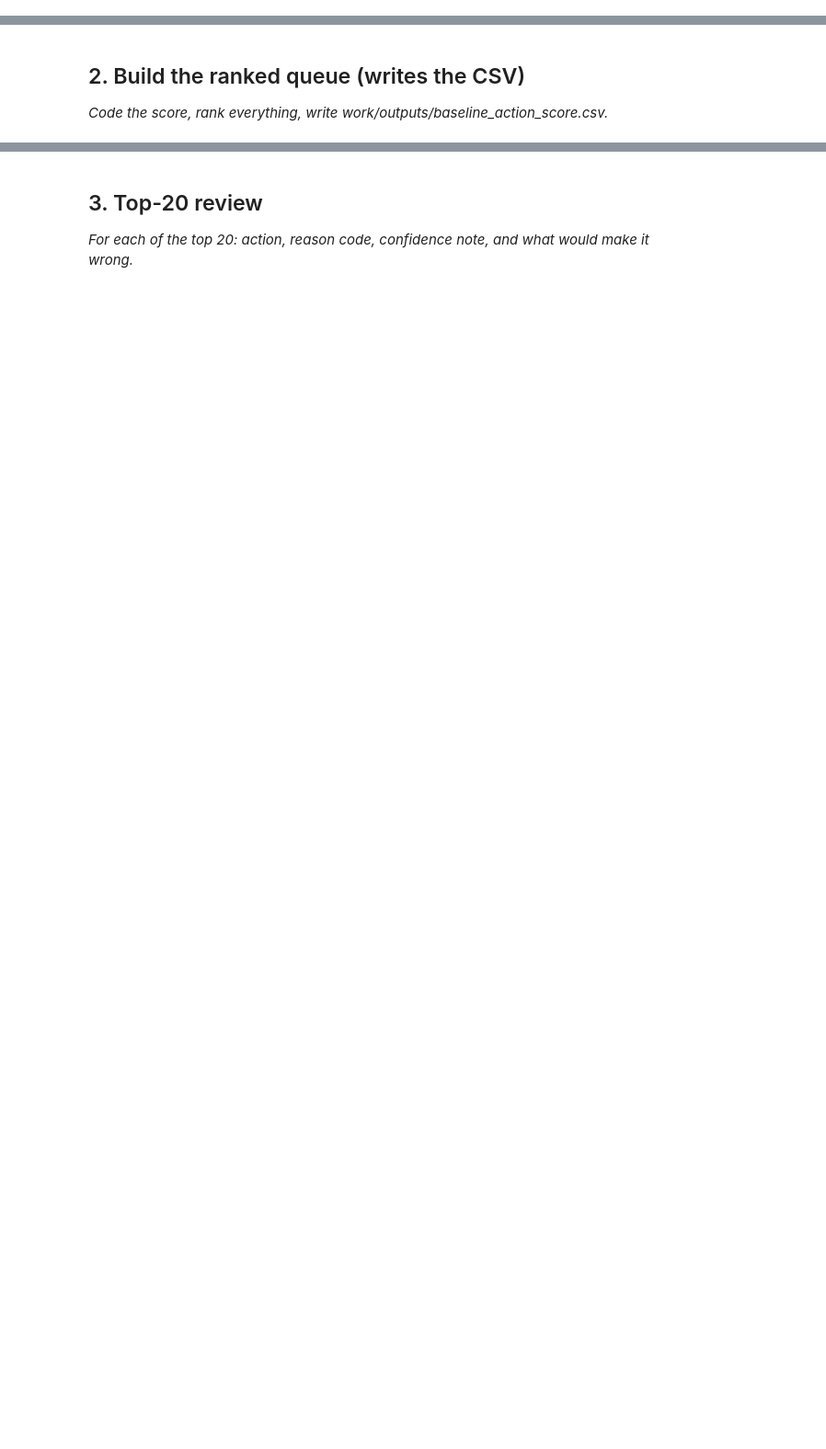
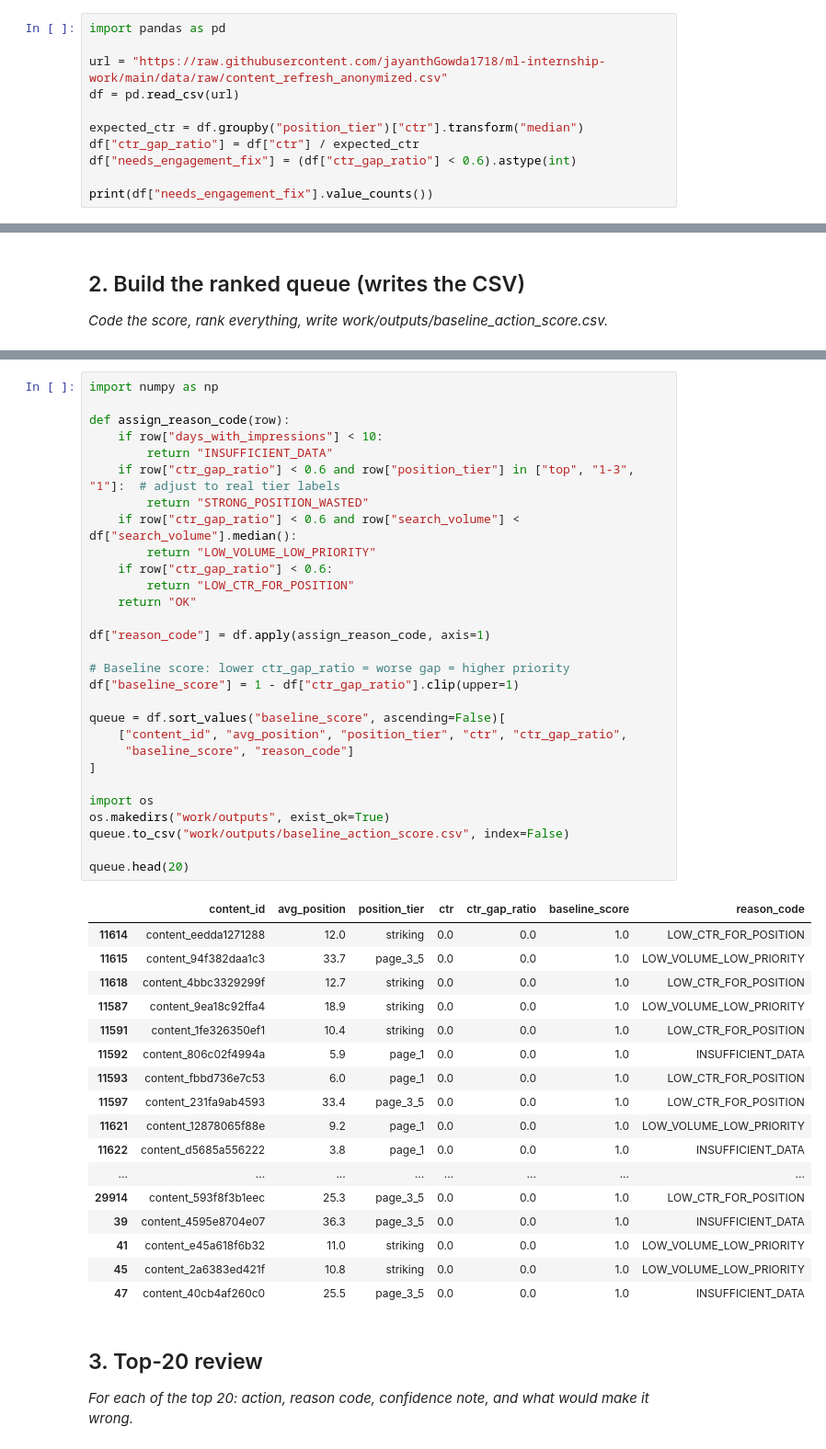
Before and after one commit to jayanthGowda1718/ml-internship-work, a Jupyter notebook: work/notebooks/w04_baseline_score.ipynb, the cells around one changed output, grey strips where cells are left out. Shown at 92% size. Saved outputs shown, nothing was run; the diff lists cells and outputs as text; blank space fills up the shorter version.

```diff
--- a/work/notebooks/w04_baseline_score.ipynb
+++ b/work/notebooks/w04_baseline_score.ipynb
@@ -15,0 +21,11 @@ This skeleton is yours to fill. Work the sections **in order** — each one has
+# %%
+import pandas as pd
+
+url = "https://raw.githubusercontent.com/jayanthGowda1718/ml-internship-work/main/data/raw/content_refresh_anonymized.csv"
+df = pd.read_csv(url)
+
+expected_ctr = df.groupby("position_tier")["ctr"].transform("median")
+df["ctr_gap_ratio"] = df["ctr"] / expected_ctr
+df["needs_engagement_fix"] = (df["ctr_gap_ratio"] < 0.6).astype(int)
+
+print(df["needs_engagement_fix"].value_counts())
@@ -23,3 +43,50 @@ This skeleton is yours to fill. Work the sections **in order** — each one has
+# %%
+import numpy as np
+
+def assign_reason_code(row):
+    if row["days_with_impressions"] < 10:
+        return "INSUFFICIENT_DATA"
+    if row["ctr_gap_ratio"] < 0.6 and row["position_tier"] in ["top", "1-3", "1"]:  # adjust to real tier labels
+        return "STRONG_POSITION_WASTED"
+    if row["ctr_gap_ratio"] < 0.6 and row["search_volume"] < df["search_volume"].median():
+        return "LOW_VOLUME_LOW_PRIORITY"
+    if row["ctr_gap_ratio"] < 0.6:
+        return "LOW_CTR_FOR_POSITION"
+    return "OK"
+
+df["reason_code"] = df.apply(assign_reason_code, axis=1)
+
+# Baseline score: lower ctr_gap_ratio = worse gap = higher priority
+df["baseline_score"] = 1 - df["ctr_gap_ratio"].clip(upper=1)
+
+queue = df.sort_values("baseline_score", ascending=False)[
+    ["content_id", "avg_position", "position_tier", "ctr", "ctr_gap_ratio",
+     "baseline_score", "reason_code"]
+]
+
+import os
+os.makedirs("work/outputs", exist_ok=True)
+queue.to_csv("work/outputs/baseline_action_score.csv", index=False)
+
+queue.head(20)
+# %% [output]
+|  | content_id | avg_position | position_tier | ctr | ctr_gap_ratio | baseline_score | reason_code |
+| 11614 | content_eedda1271288 | 12.0 | striking | 0.0 | 0.0 | 1.0 | LOW_CTR_FOR_POSITION |
+| 11615 | content_94f382daa1c3 | 33.7 | page_3_5 | 0.0 | 0.0 | 1.0 | LOW_VOLUME_LOW_PRIORITY |
+| 11618 | content_4bbc3329299f | 12.7 | striking | 0.0 | 0.0 | 1.0 | LOW_CTR_FOR_POSITION |
+| 11587 | content_9ea18c92ffa4 | 18.9 | striking | 0.0 | 0.0 | 1.0 | LOW_VOLUME_LOW_PRIORITY |
+| 11591 | content_1fe326350ef1 | 10.4 | striking | 0.0 | 0.0 | 1.0 | LOW_CTR_FOR_POSITION |
+| 11592 | content_806c02f4994a | 5.9 | page_1 | 0.0 | 0.0 | 1.0 | INSUFFICIENT_DATA |
+| 11593 | content_fbbd736e7c53 | 6.0 | page_1 | 0.0 | 0.0 | 1.0 | LOW_CTR_FOR_POSITION |
+| 11597 | content_231fa9ab4593 | 33.4 | page_3_5 | 0.0 | 0.0 | 1.0 | LOW_CTR_FOR_POSITION |
+| 11621 | content_12878065f88e | 9.2 | page_1 | 0.0 | 0.0 | 1.0 | LOW_VOLUME_LOW_PRIORITY |
+| 11622 | content_d5685a556222 | 3.8 | page_1 | 0.0 | 0.0 | 1.0 | INSUFFICIENT_DATA |
+| ... | ... | ... | ... | ... | ... | ... | ... |
+| 29914 | content_593f8f3b1eec | 25.3 | page_3_5 | 0.0 | 0.0 | 1.0 | LOW_CTR_FOR_POSITION |
+| 39 | content_4595e8704e07 | 36.3 | page_3_5 | 0.0 | 0.0 | 1.0 | INSUFFICIENT_DATA |
+| 41 | content_e45a618f6b32 | 11.0 | striking | 0.0 | 0.0 | 1.0 | LOW_VOLUME_LOW_PRIORITY |
+| 45 | content_2a6383ed421f | 10.8 | striking | 0.0 | 0.0 | 1.0 | LOW_VOLUME_LOW_PRIORITY |
+| 47 | content_40cb4af260c0 | 25.5 | page_3_5 | 0.0 | 0.0 | 1.0 | INSUFFICIENT_DATA |
 # %% [markdown]
 ## 3. Top-20 review
 
```
Also changed, not shown: parts of 11 cells of this notebook.
